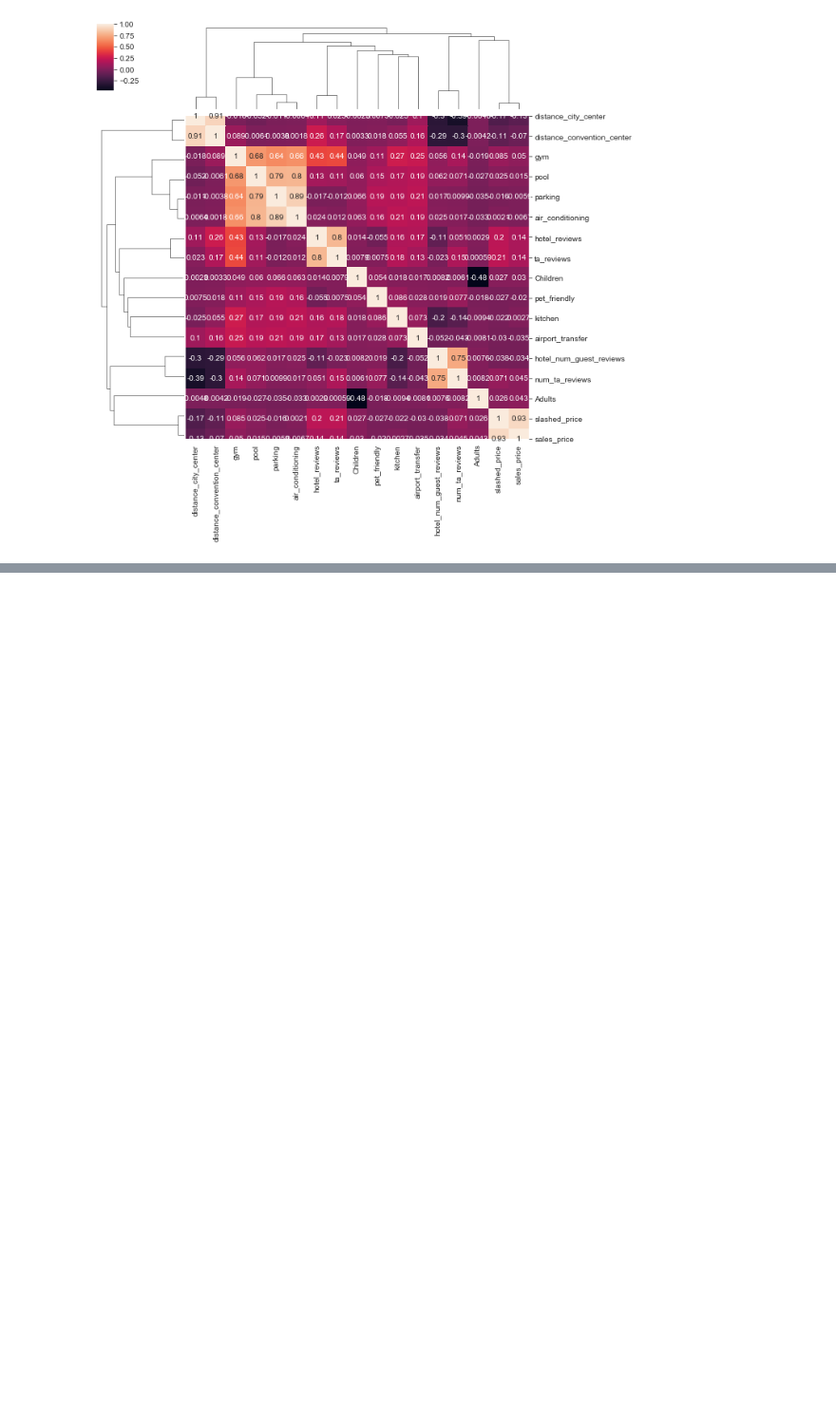
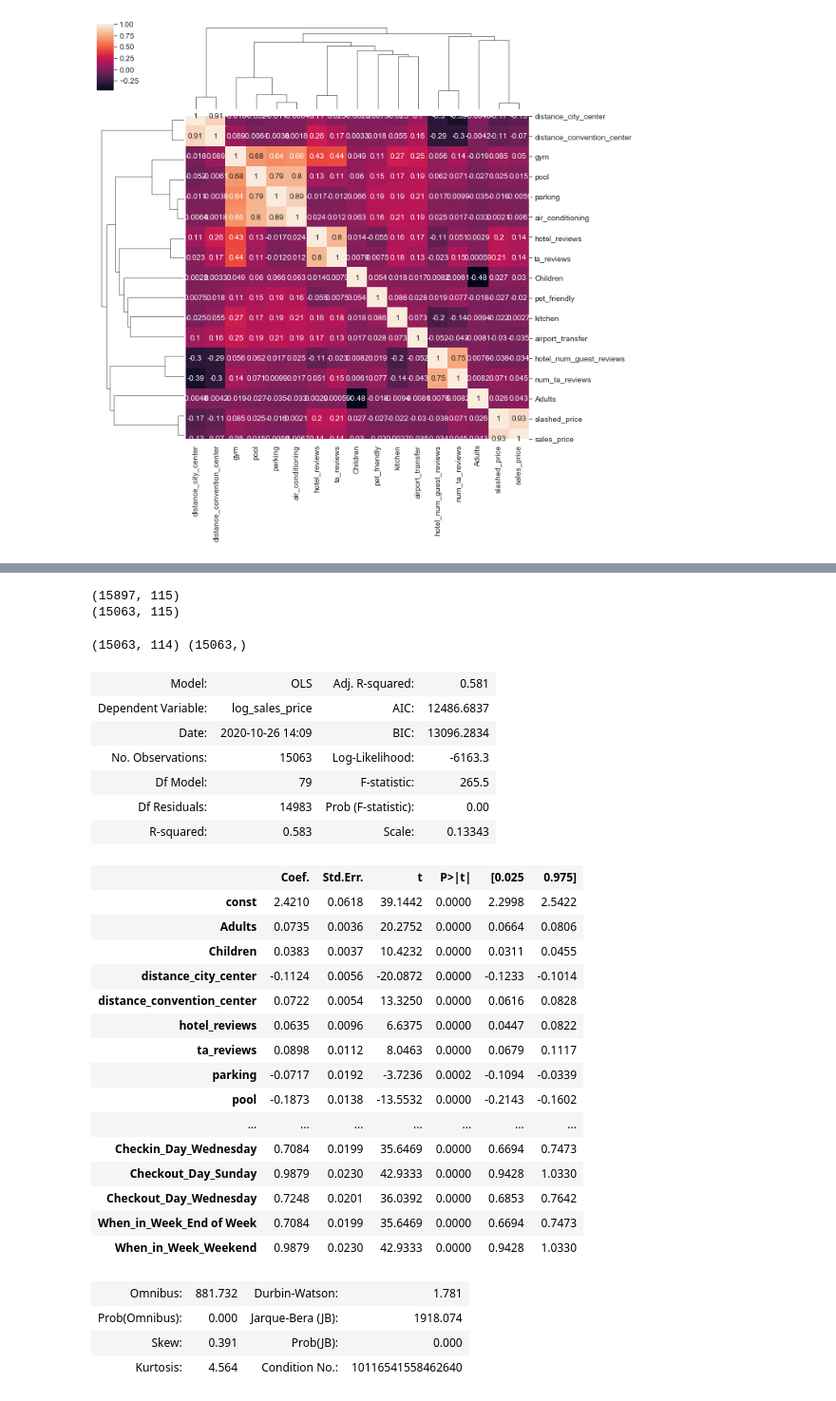
Before and after one commit to StefanoJP/portfolio_data_scientist, a Jupyter notebook: Hote Price Prediction Model/CP_Hotel_Price_Prediciton.ipynb, the cells around one changed output, grey strips where cells are left out. Shown at 95% size. Saved outputs shown, nothing was run; the diff lists cells and outputs as text; code cells hidden in the pictures; blank space fills up the shorter version.

```diff
--- a/Hote Price Prediction Model/CP_Hotel_Price_Prediciton.ipynb
+++ b/Hote Price Prediction Model/CP_Hotel_Price_Prediciton.ipynb
@@ -709,0 +1110,12 @@ test_df.describe()
+# %%
+selected_attributes_2= ['Checkin', 'Checkout', 'Adults', 'Children', 'distance_city_center',
+       'distance_convention_center', 'zip_code', 'hotel_rating',
+       'hotel_reviews', 'ta_reviews', 'Checkin_Day',
+       'Checkout_Day', 'When_in_Week', 'parking', 'pool', 'gym',
+       'air_conditioning', 'pet_friendly', 'kitchen', 'airport_transfer',
+       'log_hotel_num_guest_reviews', 'log_num_ta_reviews',
+       'log_sales_price']
+
+transformed_df['zip_code'] = transformed_df['zip_code'].astype(str)
+sub_hotel_df_2 = transformed_df[selected_attributes_2]
+sub_hotel_df_2.info()
@@ -709,0 +1152,50 @@ test_df.describe()
+# %%
+upper_log_price = filter_IQR(sub_hotel_df_2_dummy, 'log_sales_price')[0]
+lower_log_price = filter_IQR(sub_hotel_df_2_dummy, 'log_sales_price')[1]
+
+print(sub_hotel_df_2_dummy.shape)
+sub_hotel_df_2_dummy = sub_hotel_df_2_dummy[(sub_hotel_df_2_dummy['log_sales_price'] > lower_log_price) & (sub_hotel_df_2_dummy['log_sales_price'] < upper_log_price)]
+print(sub_hotel_df_2_dummy.shape)
+# %% [output]
+(15897, 115)
+(15063, 115)
+# %%
+model_df = sub_hotel_df_2_dummy.copy()
+
+X = model_df.drop('log_sales_price', axis = 1)
+y = model_df.loc[:, 'log_sales_price']
+print(X.shape, y.shape)
+
+#sm.add_constant: 定数項を追加する
+statsmodel = sm.OLS(y, sm.add_constant(X))
+fit_model = statsmodel.fit()
+fit_model.summary2()
+# %% [output]
+(15063, 114) (15063,)
+| Model: | OLS | Adj. R-squared: | 0.581 |
+| Dependent Variable: | log_sales_price | AIC: | 12486.6837 |
+| Date: | 2020-10-26 14:09 | BIC: | 13096.2834 |
+| No. Observations: | 15063 | Log-Likelihood: | -6163.3 |
+| Df Model: | 79 | F-statistic: | 265.5 |
+| Df Residuals: | 14983 | Prob (F-statistic): | 0.00 |
+| R-squared: | 0.583 | Scale: | 0.13343 |
+|  | Coef. | Std.Err. | t | P>|t| | [0.025 | 0.975] |
+| const | 2.4210 | 0.0618 | 39.1442 | 0.0000 | 2.2998 | 2.5422 |
+| Adults | 0.0735 | 0.0036 | 20.2752 | 0.0000 | 0.0664 | 0.0806 |
+| Children | 0.0383 | 0.0037 | 10.4232 | 0.0000 | 0.0311 | 0.0455 |
+| distance_city_center | -0.1124 | 0.0056 | -20.0872 | 0.0000 | -0.1233 | -0.1014 |
+| distance_convention_center | 0.0722 | 0.0054 | 13.3250 | 0.0000 | 0.0616 | 0.0828 |
+| hotel_reviews | 0.0635 | 0.0096 | 6.6375 | 0.0000 | 0.0447 | 0.0822 |
+| ta_reviews | 0.0898 | 0.0112 | 8.0463 | 0.0000 | 0.0679 | 0.1117 |
+| parking | -0.0717 | 0.0192 | -3.7236 | 0.0002 | -0.1094 | -0.0339 |
+| pool | -0.1873 | 0.0138 | -13.5532 | 0.0000 | -0.2143 | -0.1602 |
+| ... | ... | ... | ... | ... | ... | ... |
+| Checkin_Day_Wednesday | 0.7084 | 0.0199 | 35.6469 | 0.0000 | 0.6694 | 0.7473 |
+| Checkout_Day_Sunday | 0.9879 | 0.0230 | 42.9333 | 0.0000 | 0.9428 | 1.0330 |
+| Checkout_Day_Wednesday | 0.7248 | 0.0201 | 36.0392 | 0.0000 | 0.6853 | 0.7642 |
+| When_in_Week_End of Week | 0.7084 | 0.0199 | 35.6469 | 0.0000 | 0.6694 | 0.7473 |
+| When_in_Week_Weekend | 0.9879 | 0.0230 | 42.9333 | 0.0000 | 0.9428 | 1.0330 |
+| Omnibus: | 881.732 | Durbin-Watson: | 1.781 |
+| Prob(Omnibus): | 0.000 | Jarque-Bera (JB): | 1918.074 |
+| Skew: | 0.391 | Prob(JB): | 0.000 |
+| Kurtosis: | 4.564 | Condition No.: | 10116541558462640 |
```
Also changed, not shown: parts of 65 cells of this notebook, 2 other files.
